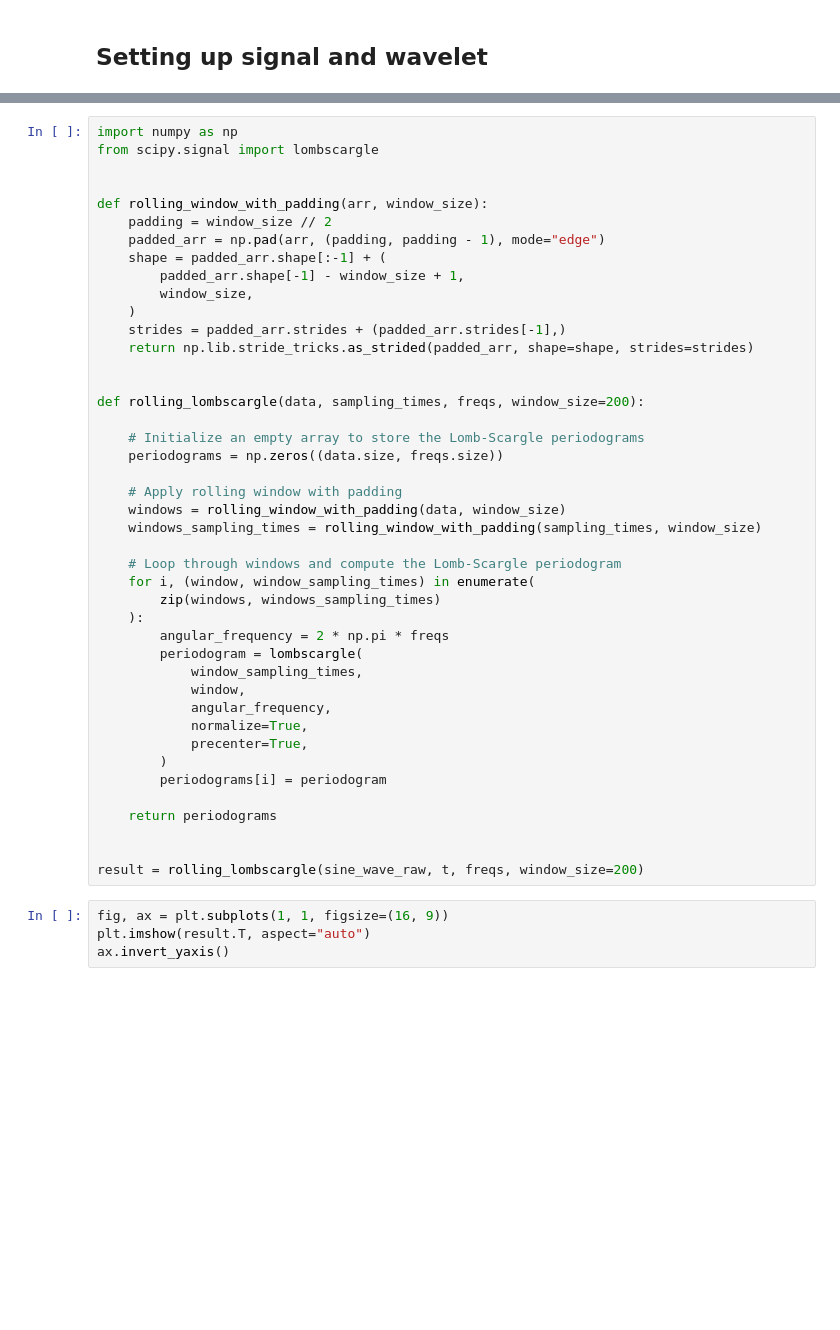
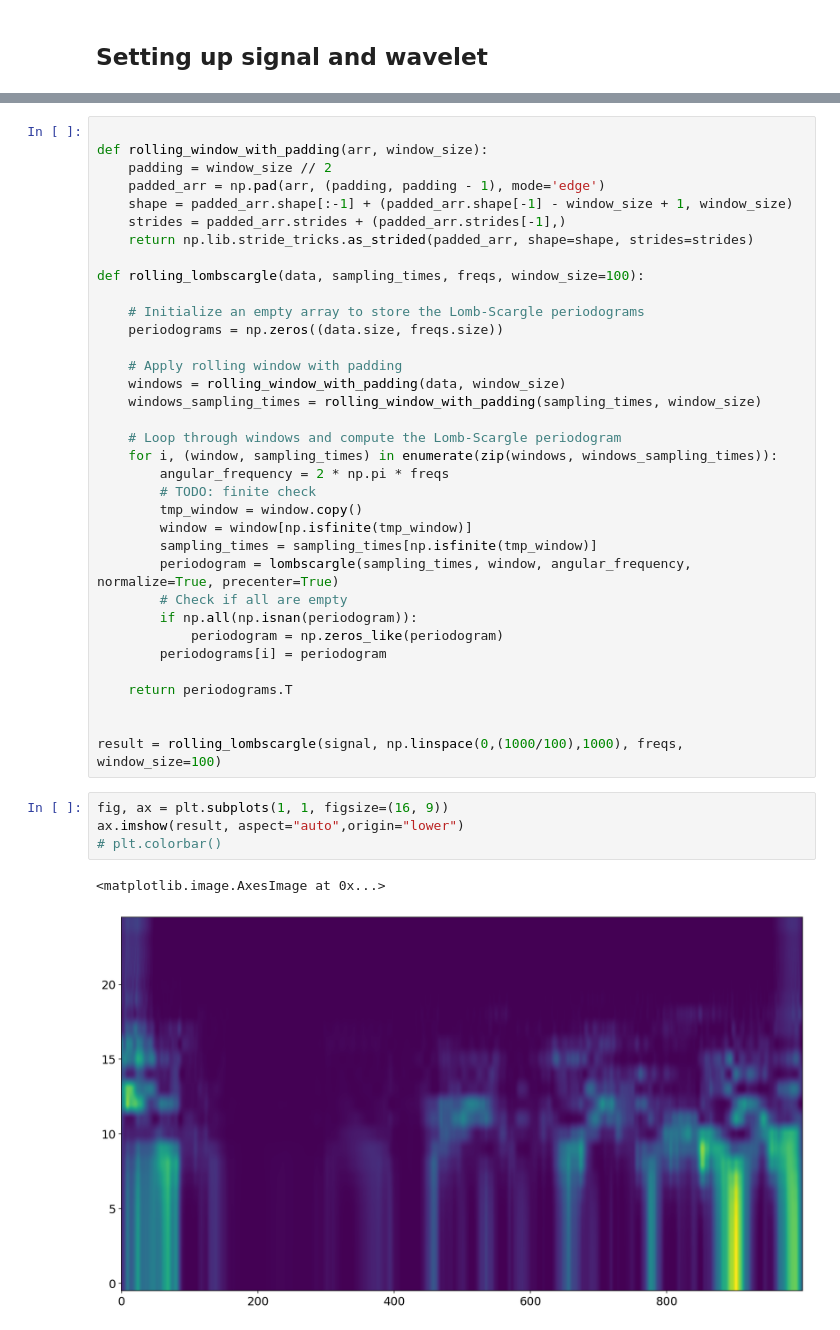
Before and after one commit to shaliulab/long-timescale-analysis, a Jupyter notebook: analysis/notebooks/20220128_wavelet_example.ipynb, the cells around one changed output, grey strips where cells are left out. Cells and saved outputs as stored; diff of their text form; blank space fills up the shorter version.

```diff
--- a/analysis/notebooks/20220128_wavelet_example.ipynb
+++ b/analysis/notebooks/20220128_wavelet_example.ipynb
@@ -245,20 +285,13 @@ plt.savefig(base_figure_path / "interpolated_wavelets.png")
 # %%
-import numpy as np
-from scipy.signal import lombscargle
-
 
 def rolling_window_with_padding(arr, window_size):
     padding = window_size // 2
-    padded_arr = np.pad(arr, (padding, padding - 1), mode="edge")
-    shape = padded_arr.shape[:-1] + (
-        padded_arr.shape[-1] - window_size + 1,
-        window_size,
-    )
+    padded_arr = np.pad(arr, (padding, padding - 1), mode='edge')
+    shape = padded_arr.shape[:-1] + (padded_arr.shape[-1] - window_size + 1, window_size)
     strides = padded_arr.strides + (padded_arr.strides[-1],)
     return np.lib.stride_tricks.as_strided(padded_arr, shape=shape, strides=strides)
 
-
-def rolling_lombscargle(data, sampling_times, freqs, window_size=200):
+def rolling_lombscargle(data, sampling_times, freqs, window_size=100):
 
     # Initialize an empty array to store the Lomb-Scargle periodograms
     periodograms = np.zeros((data.size, freqs.size))
@@ -268,24 +301,26 @@ def rolling_lombscargle(data, sampling_times, freqs, window_size=200):
     windows_sampling_times = rolling_window_with_padding(sampling_times, window_size)
 
     # Loop through windows and compute the Lomb-Scargle periodogram
-    for i, (window, window_sampling_times) in enumerate(
-        zip(windows, windows_sampling_times)
-    ):
+    for i, (window, sampling_times) in enumerate(zip(windows, windows_sampling_times)):
         angular_frequency = 2 * np.pi * freqs
-        periodogram = lombscargle(
-            window_sampling_times,
-            window,
-            angular_frequency,
-            normalize=True,
-            precenter=True,
-        )
+        # TODO: finite check
+        tmp_window = window.copy()
+        window = window[np.isfinite(tmp_window)]
+        sampling_times = sampling_times[np.isfinite(tmp_window)]
+        periodogram = lombscargle(sampling_times, window, angular_frequency, normalize=True, precenter=True)
+        # Check if all are empty
+        if np.all(np.isnan(periodogram)):
+            periodogram = np.zeros_like(periodogram)
         periodograms[i] = periodogram
 
-    return periodograms
+    return periodograms.T
 
 
-result = rolling_lombscargle(sine_wave_raw, t, freqs, window_size=200)
+result = rolling_lombscargle(signal, np.linspace(0,(1000/100),1000), freqs, window_size=100)
 # %%
 fig, ax = plt.subplots(1, 1, figsize=(16, 9))
-plt.imshow(result.T, aspect="auto")
-ax.invert_yaxis()
+ax.imshow(result, aspect="auto",origin="lower")
+# plt.colorbar()
+# %% [output]
+<matplotlib.image.AxesImage at 0x...>
+[figure, added]
```
Also changed, not shown: parts of 12 cells of this notebook, 16 other files.
